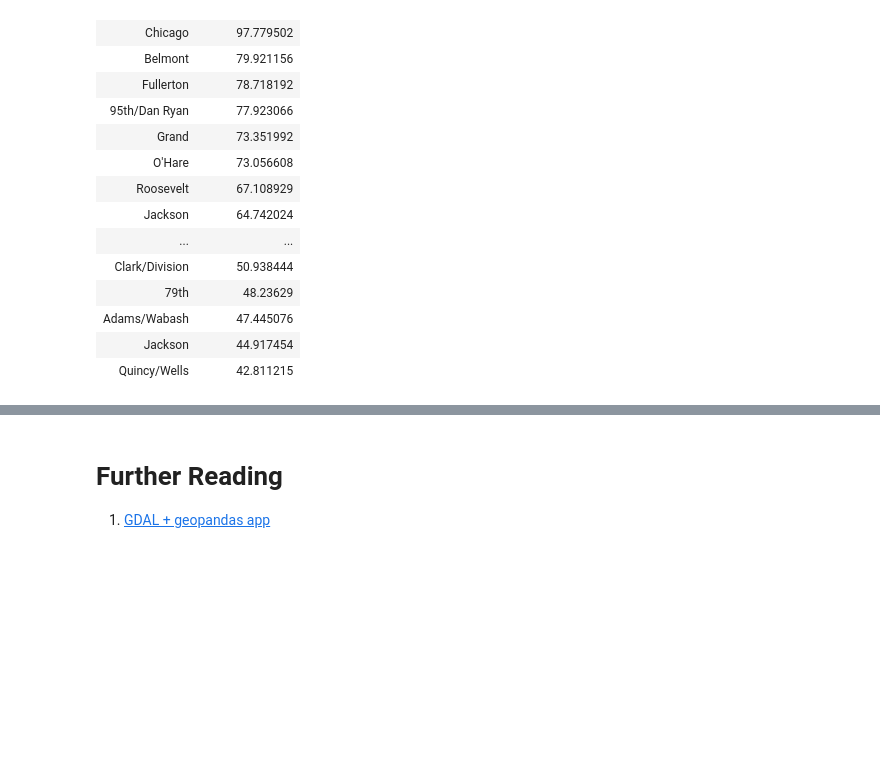
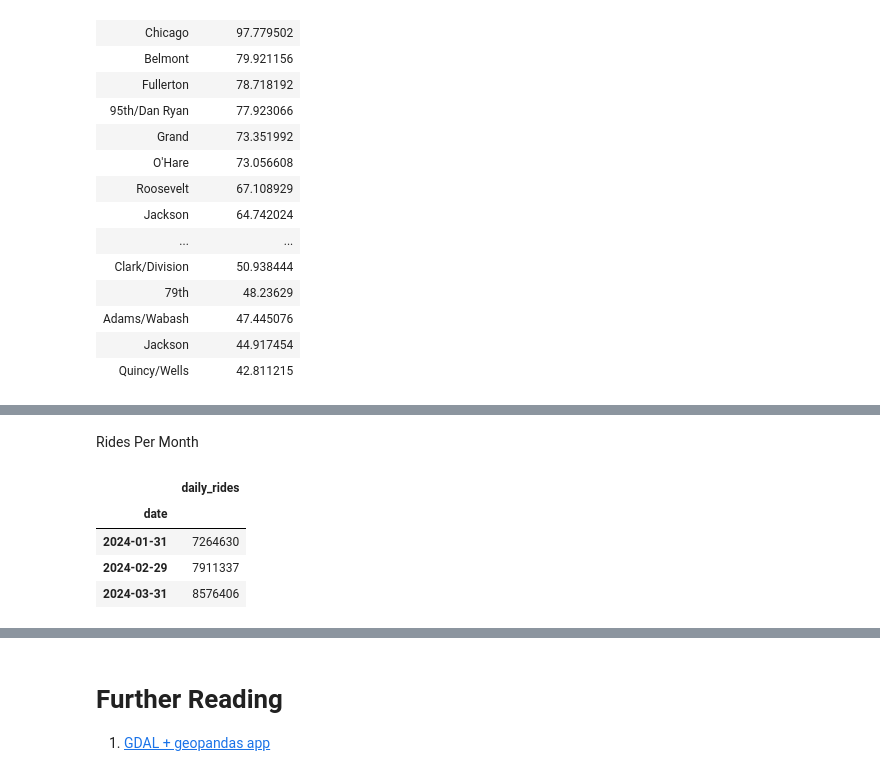
Before and after one commit to gerryster/transit-visualizations, a Jupyter notebook: data/cta-l/initial-analysis.ipynb, the cells around one changed output, grey strips where cells are left out. Drawn from its saved outputs; the diff is of its cells as text; code cells hidden in the pictures; blank space fills up the shorter version.

```diff
--- a/data/cta-l/initial-analysis.ipynb
+++ b/data/cta-l/initial-analysis.ipynb
@@ -244,0 +261,11 @@ plt.show()
+# %% [markdown]
+Rides Per Month
+# %%
+monthly_grouped = rides_data.groupby(pd.Grouper(key='date', freq='ME')).sum() # Pandas magic!
+monthly_grouped
+# %% [output]
+|  | daily_rides |
+| date |  |
+| 2024-01-31 | 7264630 |
+| 2024-02-29 | 7911337 |
+| 2024-03-31 | 8576406 |
```
Also changed, not shown: parts of 12 cells of this notebook, 1 other file.
